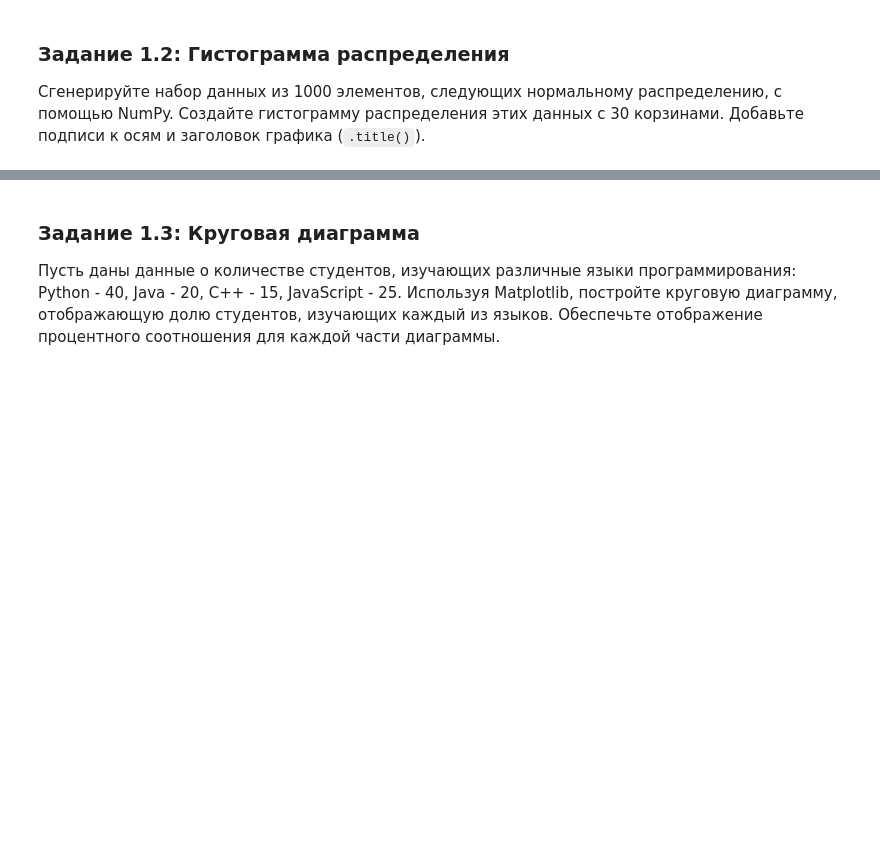
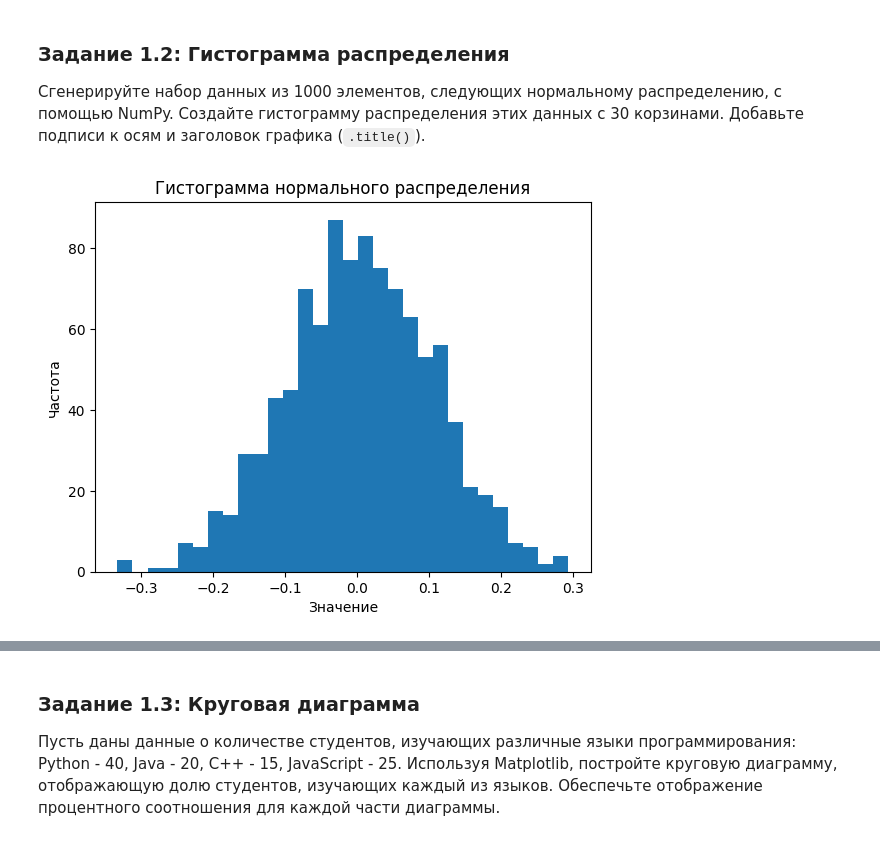
Before and after one commit to fruct49/ml_practice, a Jupyter notebook: "Практическая_работа_№3_Matplotlib_Plotly_ipynb".ipynb, the cells around one changed output, grey strips where cells are left out. Cells and saved outputs as stored; diff of their text form; code cells hidden in the pictures; blank space fills up the shorter version.

```diff
--- a/"Практическая_работа_№3_Matplotlib_Plotly_ipynb".ipynb
+++ b/"Практическая_работа_№3_Matplotlib_Plotly_ipynb".ipynb
@@ -29,3 +44,16 @@ import matplotlib/pyplot as plt
+# %%
+import numpy as np
+import matplotlib.pyplot as plt
+
+data=np.random.normal(loc=0, scale=0.1, size=1000)
+plt.hist(data, bins=30)
+
+plt.title("Гистограмма нормального распределения")
+plt.ylabel("Частота")
+plt.xlabel("Значение")
+plt.show()
+# %% [output]
+[figure, added]
 # %% [markdown]
 ![image.png](embedded-picture-1)
 # %% [markdown]
```
Also changed, not shown: parts of 5 cells of this notebook.
